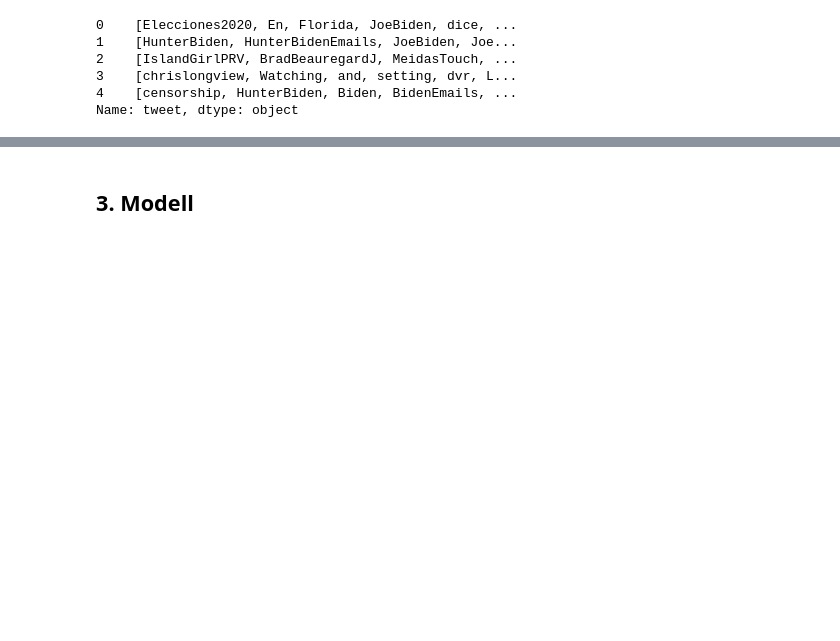
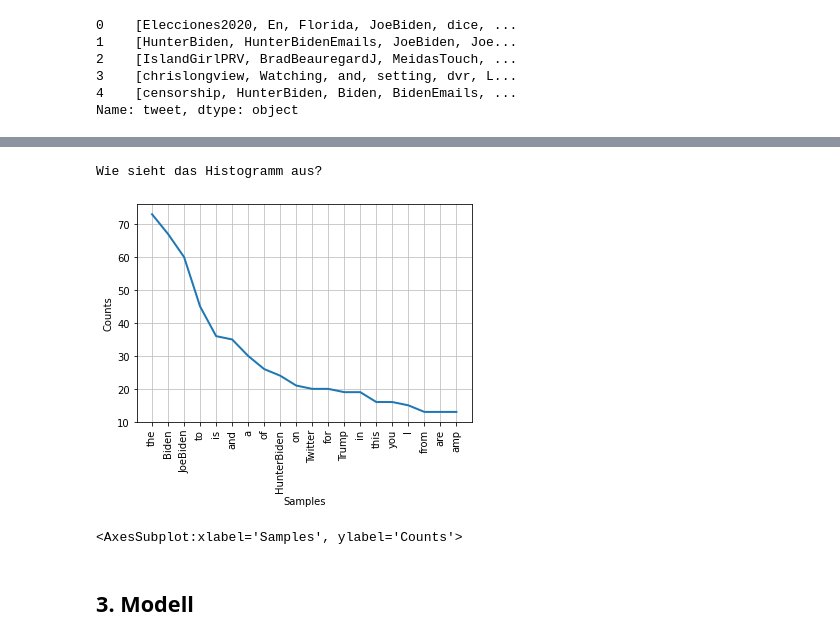
Before and after one commit to orca-nrw/lernmodul-texte, a Jupyter notebook: index.ipynb, the cells around one changed output, grey strips where cells are left out. Cells and saved outputs as stored; diff of their text form; code cells hidden in the pictures; blank space fills up the shorter version.

```diff
--- a/index.ipynb
+++ b/index.ipynb
@@ -178,0 +190,5 @@ Name: tweet, dtype: object
+# %%
+all_tokens = []
+for tweet in tweets_tokenized:
+    all_tokens += tweet
+fdist = FreqDist(all_tokens)
@@ -179,3 +210,10 @@ Name: tweet, dtype: object
+# %%
+print("Wie sieht das Histogramm aus?")
+fdist.plot(20)
+# %% [output]
+Wie sieht das Histogramm aus?
+[figure, added]
+<AxesSubplot:xlabel='Samples', ylabel='Counts'>
 # %% [markdown]
 ## 3. <a id='modell'>Modell</a>
 # %% [markdown]
```
Also changed, not shown: parts of 13 cells of this notebook.
